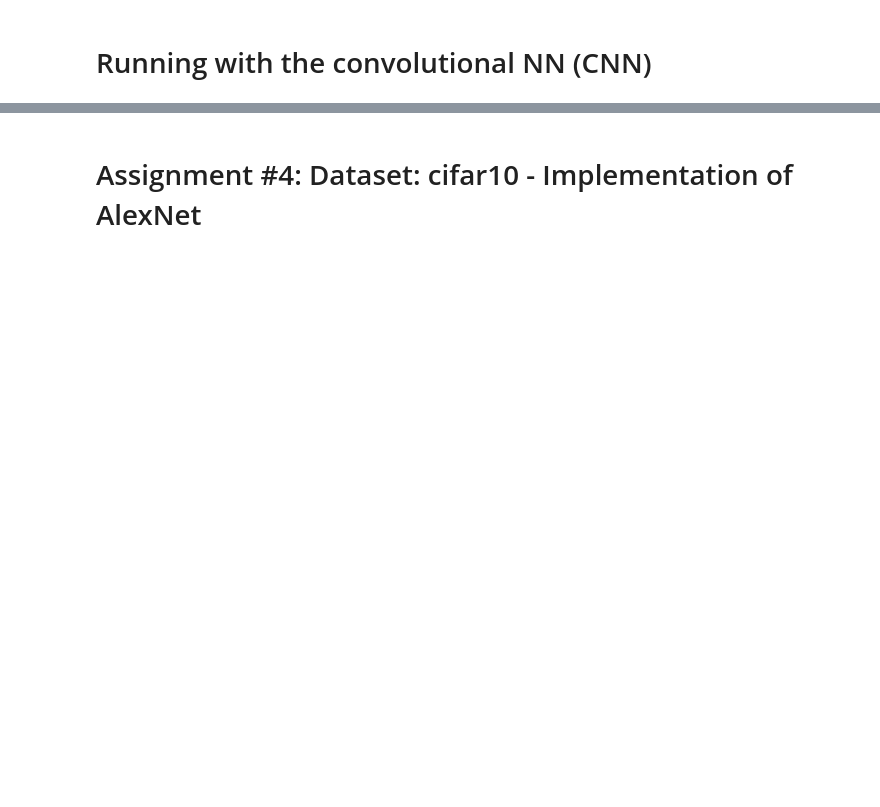
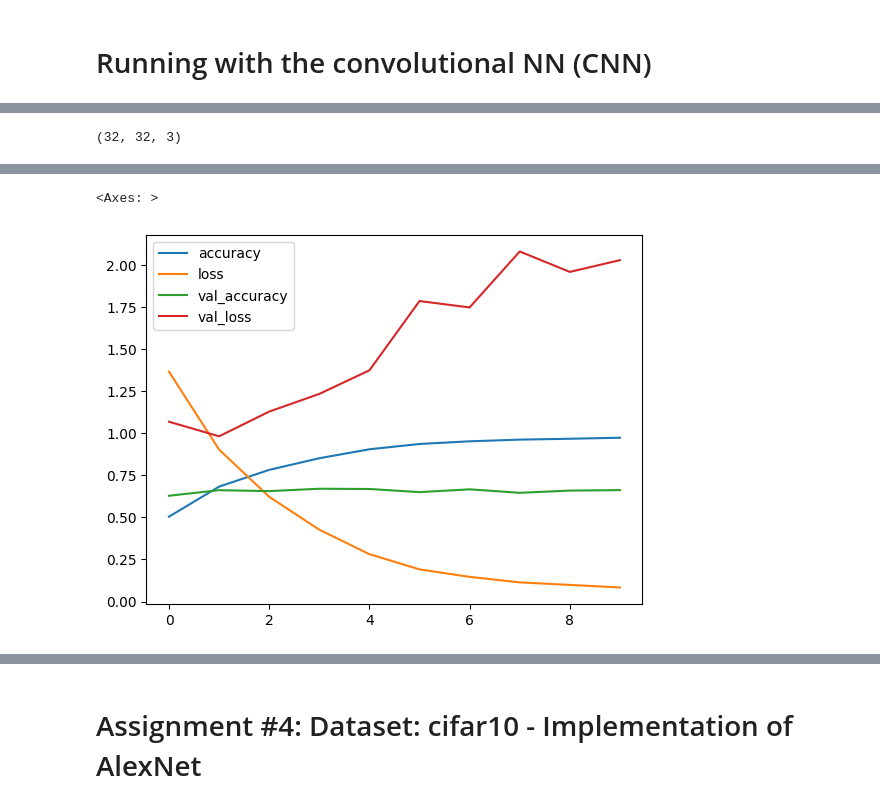
Before and after one commit to m-mahdavian/mft-dl03-course, a Jupyter notebook: session 07/dl03_s07_assignments.ipynb, the cells around one changed output, grey strips where cells are left out. Cells and saved outputs as stored; diff of their text form; code cells hidden in the pictures; blank space fills up the shorter version.

```diff
--- a/session 07/dl03_s07_assignments.ipynb
+++ b/session 07/dl03_s07_assignments.ipynb
@@ -166,0 +346,5 @@ weighted avg       0.82      0.60      0.59        50
+# %%
+cifar10 =tf.keras.datasets.cifar10.load_data()
+(X_train_all,y_train_all),(X_test,y_test) = cifar10
+X_train, y_train = X_train_all[:-5000], y_train_all[:-5000]
+X_valid, y_valid = X_train_all[-5000:], y_train_all[-5000:]
@@ -166,0 +354,30 @@ weighted avg       0.82      0.60      0.59        50
+# %%
+X_train_scaled = X_train.astype('float32') / 255.0
+X_valid_scaled = X_valid.astype('float32') / 255.0
+X_test_scaled  = X_test.astype('float32') / 255.0
+# %%
+input_shape=X_train_scaled.shape[1:]
+input_shape
+# %% [output]
+(32, 32, 3)
+# %%
+model = tf.keras.Sequential([
+    Input(shape=input_shape),
+    Conv2D(filters=24,kernel_size=(3,3),activation='relu'),
+    Conv2D(filters=48,kernel_size=(3,3),activation='relu'),
+    MaxPool2D(pool_size=(2,2)),
+    Flatten(),
+    Dense(700,activation='relu'),
+    Dense(500,activation='relu'),
+    Dense(500,activation='relu'),
+    Dense(10,activation='softmax')
+]
+)
+# %%
+model.compile(optimizer='adam',loss='sparse_categorical_crossentropy',metrics=['accuracy'])
+history=model.fit(X_train_scaled,y_train,epochs=10,validation_data=(X_valid_scaled,y_valid))
+
+import pandas as pd
+df=pd.DataFrame(history.history)
+df.plot()
+# %% [output]
@@ -166,0 +404,2 @@ weighted avg       0.82      0.60      0.59        50
+<Axes: >
+[figure, added]
```
Also changed, not shown: parts of 26 cells of this notebook.
